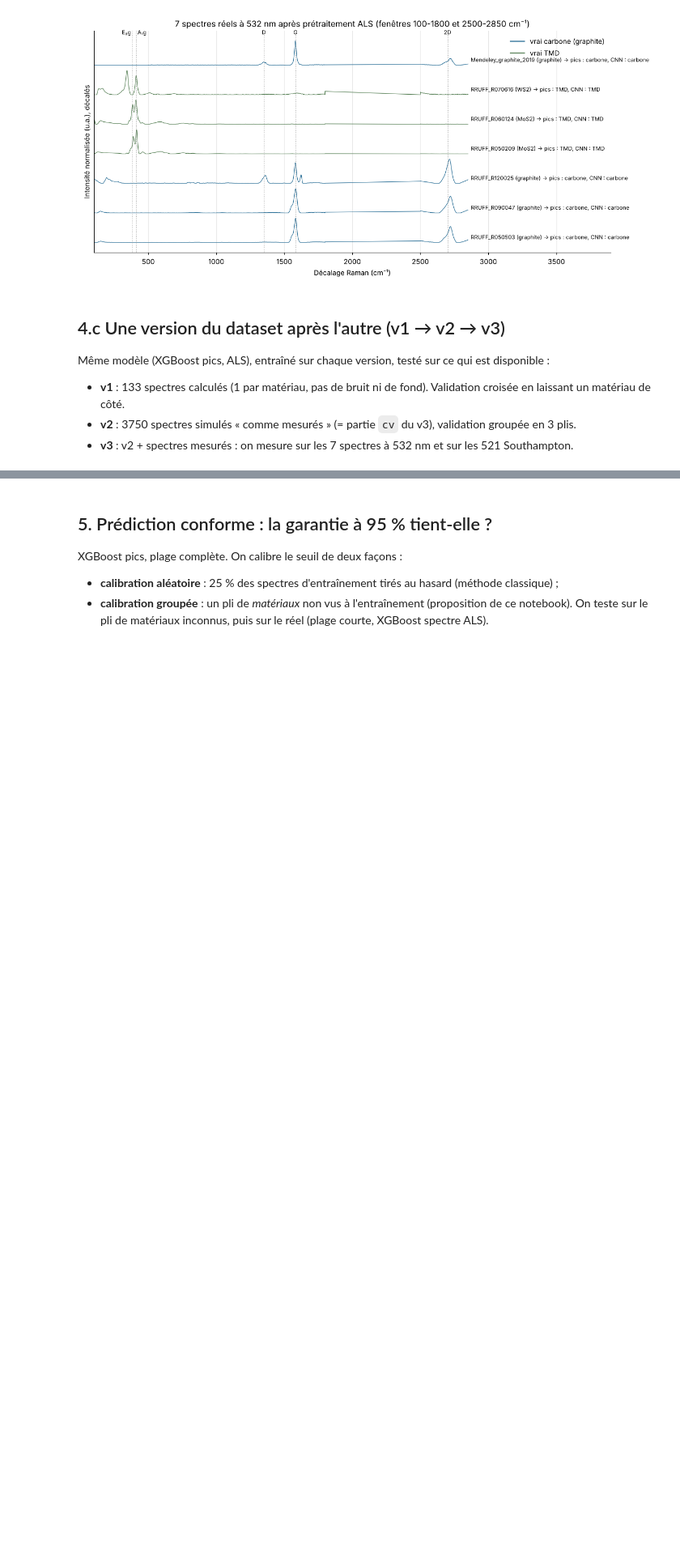
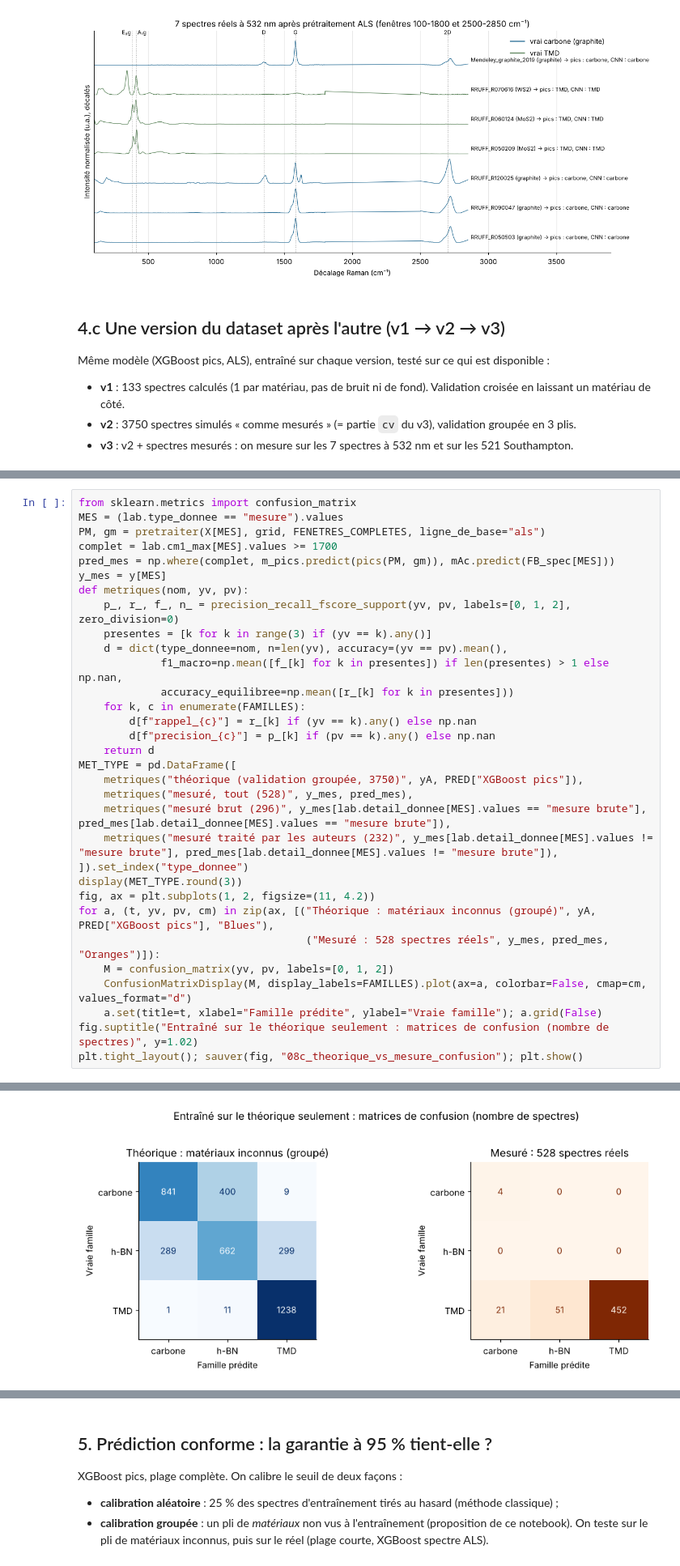
Before and after one commit to manalhdev/raman-2d-qc, a Jupyter notebook: notebooks/Modeles_Raman_v3.ipynb, the cells around one changed output, grey strips where cells are left out. Shown at 81% size. Drawn from its saved outputs; the diff is of its cells as text; blank space fills up the shorter version.

```diff
--- a/notebooks/Modeles_Raman_v3.ipynb
+++ b/notebooks/Modeles_Raman_v3.ipynb
@@ -492,0 +529,33 @@ display(VERS.round(3))
+# %%
+from sklearn.metrics import confusion_matrix
+MES = (lab.type_donnee == "mesure").values
+PM, gm = pretraiter(X[MES], grid, FENETRES_COMPLETES, ligne_de_base="als")
+complet = lab.cm1_max[MES].values >= 1700
+pred_mes = np.where(complet, m_pics.predict(pics(PM, gm)), mAc.predict(FB_spec[MES]))
+y_mes = y[MES]
+def metriques(nom, yv, pv):
+    p_, r_, f_, n_ = precision_recall_fscore_support(yv, pv, labels=[0, 1, 2], zero_division=0)
+    presentes = [k for k in range(3) if (yv == k).any()]
+    d = dict(type_donnee=nom, n=len(yv), accuracy=(yv == pv).mean(),
+             f1_macro=np.mean([f_[k] for k in presentes]) if len(presentes) > 1 else np.nan,
+             accuracy_equilibree=np.mean([r_[k] for k in presentes]))
+    for k, c in enumerate(FAMILLES):
+        d[f"rappel_{c}"] = r_[k] if (yv == k).any() else np.nan
+        d[f"precision_{c}"] = p_[k] if (pv == k).any() else np.nan
+    return d
+MET_TYPE = pd.DataFrame([
+    metriques("théorique (validation groupée, 3750)", yA, PRED["XGBoost pics"]),
+    metriques("mesuré, tout (528)", y_mes, pred_mes),
+    metriques("mesuré brut (296)", y_mes[lab.detail_donnee[MES].values == "mesure brute"], pred_mes[lab.detail_donnee[MES].values == "mesure brute"]),
+    metriques("mesuré traité par les auteurs (232)", y_mes[lab.detail_donnee[MES].values != "mesure brute"], pred_mes[lab.detail_donnee[MES].values != "mesure brute"]),
+]).set_index("type_donnee")
+display(MET_TYPE.round(3))
+fig, ax = plt.subplots(1, 2, figsize=(11, 4.2))
+for a, (t, yv, pv, cm) in zip(ax, [("Théorique : matériaux inconnus (groupé)", yA, PRED["XGBoost pics"], "Blues"),
+                                    ("Mesuré : 528 spectres réels", y_mes, pred_mes, "Oranges")]):
+    M = confusion_matrix(yv, pv, labels=[0, 1, 2])
+    ConfusionMatrixDisplay(M, display_labels=FAMILLES).plot(ax=a, colorbar=False, cmap=cm, values_format="d")
+    a.set(title=t, xlabel="Famille prédite", ylabel="Vraie famille"); a.grid(False)
+fig.suptitle("Entraîné sur le théorique seulement : matrices de confusion (nombre de spectres)", y=1.02)
+plt.tight_layout(); sauver(fig, "08c_theorique_vs_mesure_confusion"); plt.show()
+# %% [output]
@@ -492,0 +568 @@ display(VERS.round(3))
+[figure, added]
```
Also changed, not shown: parts of 8 cells of this notebook, 8 other files.
